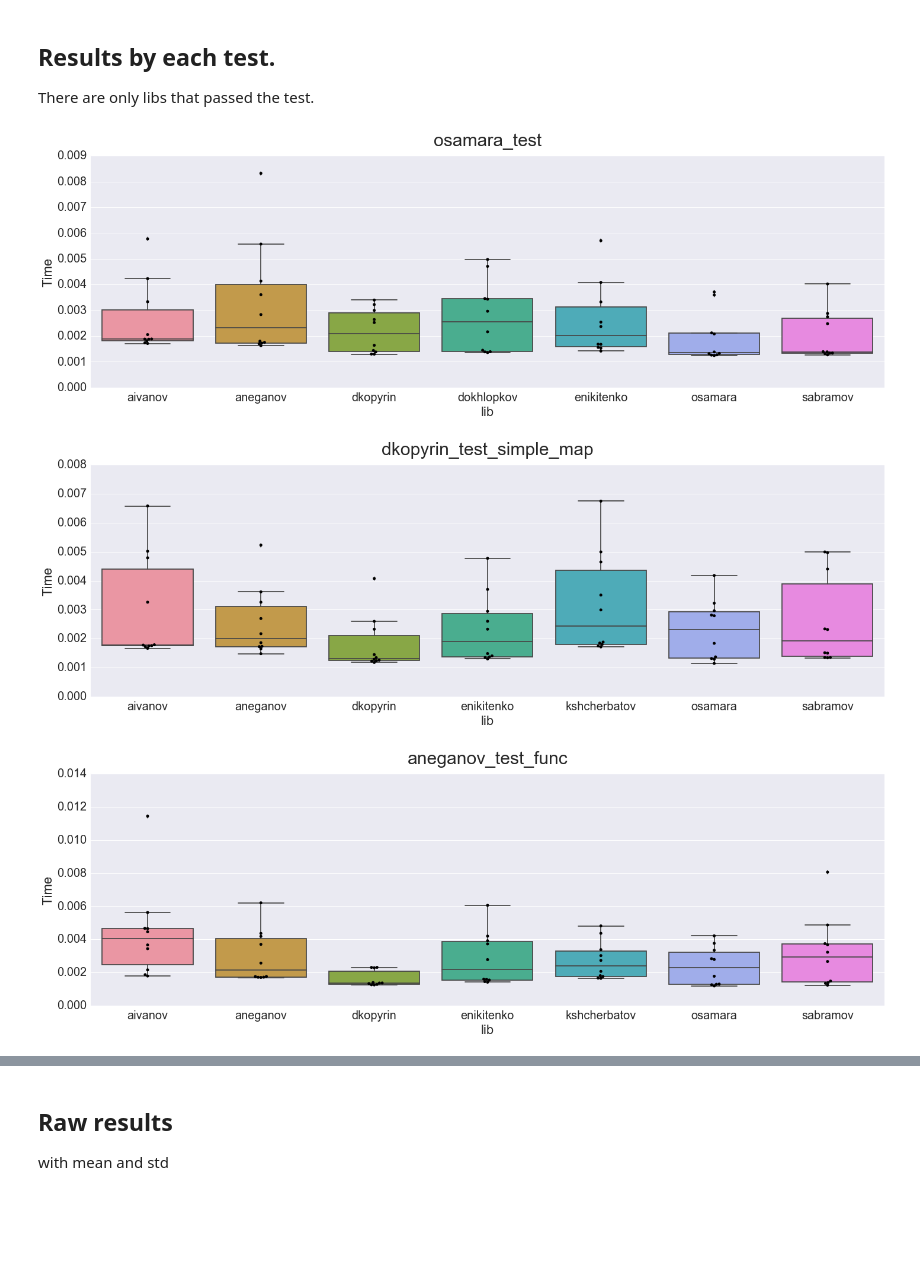
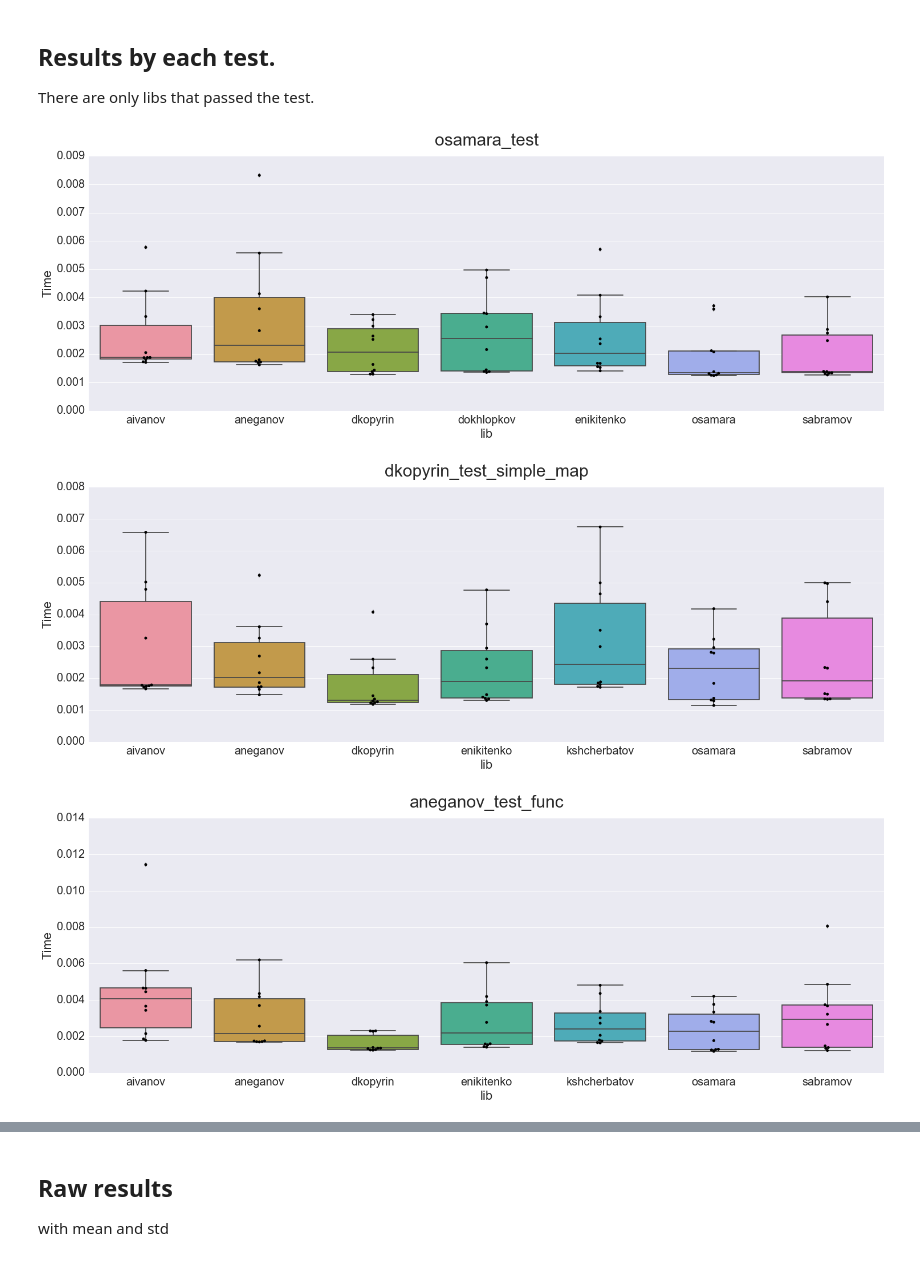
Before and after one commit to annamel/acroparallels2016, a Jupyter notebook: tester/test_results.ipynb, the cells around one changed output, grey strips where cells are left out. Drawn from its saved outputs; the diff is of its cells as text; code cells hidden in the pictures; blank space fills up the shorter version.

```diff
--- a/tester/test_results.ipynb
+++ b/tester/test_results.ipynb
@@ -105,16 +115,16 @@ passed_data = data[data["mean"] != -1]
 # %%
 val = passed_data.set_index(passed_data["testid"]).drop(["test", "test_name", "mean", "std", 'testid'], axis=1)
 sns.set(font_scale=2)
 for test in tests:
-    plt.figure(figsize=(24, 7))
+    plt.figure(figsize=(25, 8))
     sns.plt.title(test, fontsize=30, y=1.03)
     a = val[val.index == test]
     a = a.set_index(a['lib']).drop(["lib"], axis=1).transpose()
     ax = sns.boxplot(data=a)
     sns.swarmplot(data=a, size=5, ax=ax, color="black")
     plt.ylabel('Time')
     plt.show()
 # %% [output]
-[figure, old version]
+[figure, new version]
-[figure, old version]
+[figure, new version]
-[figure, old version]
+[figure, new version]
```
Also changed, not shown: parts of 6 cells of this notebook.
